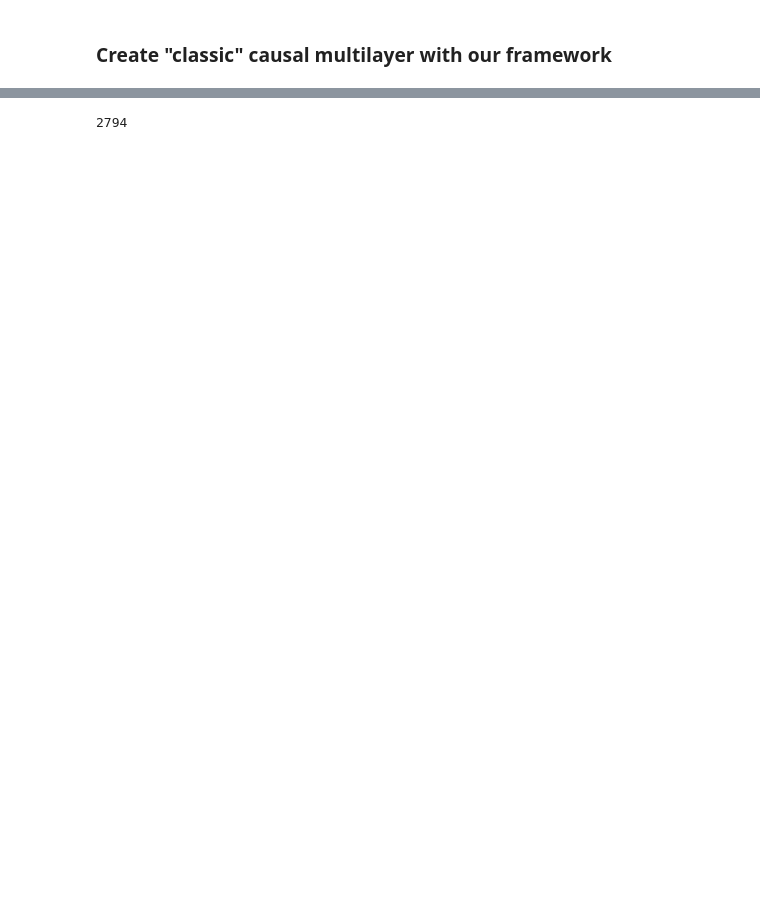
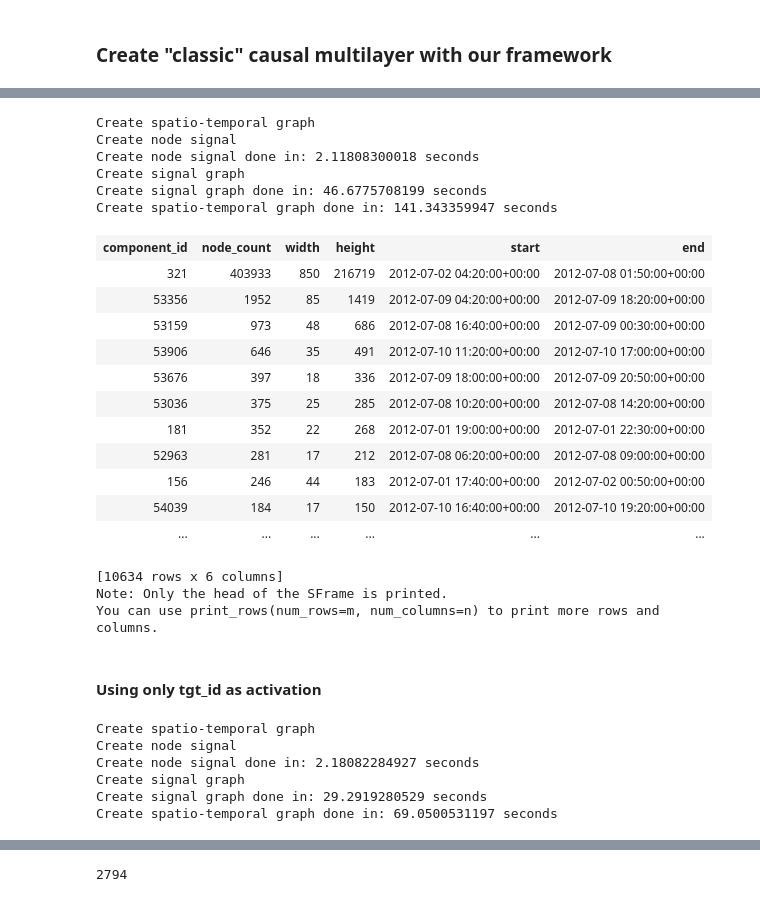
Before and after one commit to GNNX/higgs, a Jupyter notebook: Higgs twitter analysis.ipynb, the cells around one changed output, grey strips where cells are left out. Saved outputs shown, nothing was run; the diff lists cells and outputs as text; code cells hidden in the pictures; blank space fills up the shorter version.

Commit message:
Signal can be chosen from src_id, tgt_id or both

```diff
--- a/Higgs twitter analysis.ipynb
+++ b/Higgs twitter analysis.ipynb
@@ -194,18 +192,19 @@ def overlap_graph(g1, g2):
     return res, common_edges
 
 
-def get_period_span_gl(df):
+def parse_activity(path, reverse=True):
+    """if reverse is True. edges to keep the causality from cause to effet"""
+    names = ['src_id', 'tgt_id', 'timestamp', 'action']
+    if reverse:
+        names = ['tgt_id', 'src_id', 'timestamp', 'action']
 
-    def impl(row):
-        min_layer = layer_to_ts[np.min(row)]
-        max_layer = layer_to_ts[np.max(row)]
-        return [min_layer, max_layer]
+    df = pd.read_csv(path, sep=' ', header=None, names=names,
+                     dtype={'src_id': np.int64, 'tgt_id': np.int64, 'timestamp': np.int64, 'action': str},
+                     index_col=2)
 
-    layer_to_ts = dict(pre_signal[['layer', 'timestamp']].values)
-
-    period_series = df['layers'].apply(impl)
-    df['start'] = period_series.apply(lambda x: x[0])
-    df['end'] = period_series.apply(lambda x: x[1])
+    df['action'] = df['action'].astype(str)
+    df.index = pd.to_datetime(df.index.values * 1e9)
+    df.index.name = 'timestamp'
     return df
 # %% [markdown]
 ## Parse data
@@ -323,6 +288,13 @@ Number of nodes: 456626
 Number of edges: 14855842
 Average in degree:  32.5339
 Average out degree:  32.5339
+# %%
+# SOCIAL_RE = nx.reverse(SOCIAL)
+# SOCIAL_RE.name = 'Higgs SOCIAL reversed'
+# nx.write_gpickle(SOCIAL_RE, os.path.join(DATA_DIR, 'social_re.gpickle'))
+SOCIAL_RE = nx.read_gpickle(os.path.join(DATA_DIR, 'social_re.gpickle'))
+print 'Social reversed graph loaded in:', time.time() - start
+print nx.info(SOCIAL_RE)
 # %% [markdown]
 ## Analysis
 
@@ -421,5 +423,4 @@ def create_pre_signal(input_df, freq=1, unit='min', action='RT'):
 # %%
-# SOCIAL_GL = sptgraph.utils.networkx_to_graphlab(SOCIAL)
-# SOCIAL_GL_RE = sptgraph.utils.networkx_to_graphlab(SOCIAL_RE)
+SOCIAL_GL_RE = sptgraph.utils.networkx_to_graphlab(SOCIAL_RE)
 # %% [markdown]
 ## First scale 10 min RT
@@ -461,0 +429,40 @@ You can use print_rows(num_rows=m, num_columns=n) to print more rows and columns
+# %%
+signal_10min_rt = create_signal(ACTIVITY, 10, 'min', 'RT')
+gl_comps_10min_rt = extract_components_gl(signal_10min_rt, SOCIAL_GL_RE)
+# %% [output]
+Create spatio-temporal graph
+Create node signal
+Create node signal done in: 2.11808300018 seconds
+Create signal graph
+Create signal graph done in: 46.6775708199 seconds
+Create spatio-temporal graph done in: 141.343359947 seconds
+# %%
+gl_comps_10min_rt[['component_id', 'node_count', 'width', 'height', 'start', 'end']]
+# %% [output]
+| component_id | node_count | width | height | start | end |
+| 321 | 403933 | 850 | 216719 | 2012-07-02 04:20:00+00:00 | 2012-07-08 01:50:00+00:00 |
+| 53356 | 1952 | 85 | 1419 | 2012-07-09 04:20:00+00:00 | 2012-07-09 18:20:00+00:00 |
+| 53159 | 973 | 48 | 686 | 2012-07-08 16:40:00+00:00 | 2012-07-09 00:30:00+00:00 |
+| 53906 | 646 | 35 | 491 | 2012-07-10 11:20:00+00:00 | 2012-07-10 17:00:00+00:00 |
+| 53676 | 397 | 18 | 336 | 2012-07-09 18:00:00+00:00 | 2012-07-09 20:50:00+00:00 |
+| 53036 | 375 | 25 | 285 | 2012-07-08 10:20:00+00:00 | 2012-07-08 14:20:00+00:00 |
+| 181 | 352 | 22 | 268 | 2012-07-01 19:00:00+00:00 | 2012-07-01 22:30:00+00:00 |
+| 52963 | 281 | 17 | 212 | 2012-07-08 06:20:00+00:00 | 2012-07-08 09:00:00+00:00 |
+| 156 | 246 | 44 | 183 | 2012-07-01 17:40:00+00:00 | 2012-07-02 00:50:00+00:00 |
+| 54039 | 184 | 17 | 150 | 2012-07-10 16:40:00+00:00 | 2012-07-10 19:20:00+00:00 |
+| ... | ... | ... | ... | ... | ... |
+[10634 rows x 6 columns]
+Note: Only the head of the SFrame is printed.
+You can use print_rows(num_rows=m, num_columns=n) to print more rows and columns.
+# %% [markdown]
+#### Using only tgt_id as activation
+# %%
+signal_10min_rt_tgt = create_pre_signal(ACTIVITY, 10, 'min', 'RT', subset='tgt_id')
+gl_comps_10min_rt_tgt = extract_components_gl(signal_10min_rt_tgt, SOCIAL_GL_RE)
+# %% [output]
+Create spatio-temporal graph
+Create node signal
+Create node signal done in: 2.18082284927 seconds
+Create signal graph
+Create signal graph done in: 29.2919280529 seconds
+Create spatio-temporal graph done in: 69.0500531197 seconds
```
Also changed, not shown: parts of 22 cells of this notebook.
